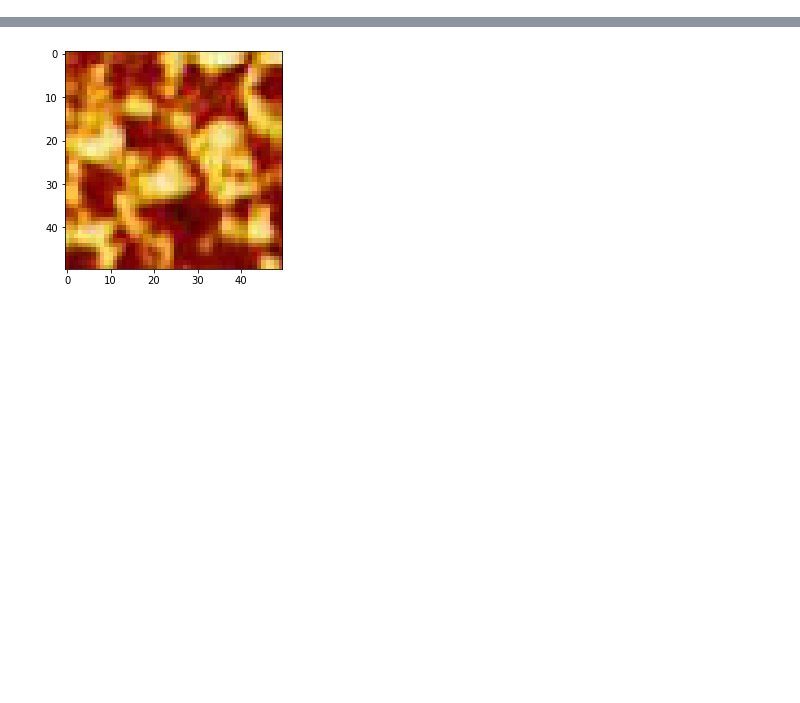
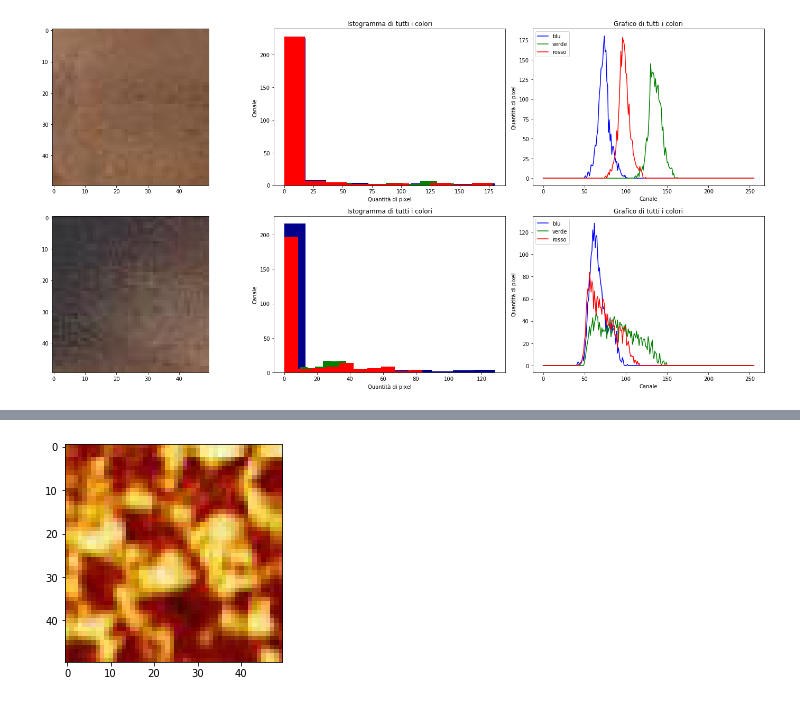
Before and after one commit to Wooler97/Skin-Detection, a Jupyter notebook: SkinPlotCode.ipynb, the cells around one changed output, grey strips where cells are left out. Cells and saved outputs as stored; diff of their text form; code cells hidden in the pictures; blank space fills up the shorter version.

```diff
--- a/SkinPlotCode.ipynb
+++ b/SkinPlotCode.ipynb
@@ -210 +134,65 @@ plt.show()
+# %%
+img = cv2.imread('skin/pelle21.jpg', cv2.IMREAD_COLOR)
+blu = cv2.calcHist([img], [0], None, [256], [0, 256])
+rosso = cv2.calcHist([img], [1], None, [256], [0, 256])
+verde = cv2.calcHist([img], [2], None, [256], [0, 256])
+img = cv2.cvtColor(img, cv2.COLOR_BGR2RGB)
+
+
+ch5 = cv2.mean(img)
+plt.figure(figsize=(20,10))
+plt.subplot(2,3,4)
+plt.imshow(img)
+
+plt.subplot(2,3,5)
+plt.title("Istogramma di tutti i colori")
+plt.hist(blu,color="darkblue")
+plt.hist(verde,color="green")
+plt.hist(rosso,color="red")
+plt.xlabel('Quantità di pixel')
+plt.ylabel('Canale')
+
+plt.subplot(2,3,6)
+plt.title("Grafico di tutti i colori")
+plt.plot(blu, "-b", label = "blu")
+plt.plot(verde, "-g", label = "verde")
+plt.plot(rosso, "-r", label = "rosso")
+plt.legend(loc = 'upper left')
+plt.ylabel('Quantità di pixel')
+plt.xlabel('Canale')
+
+img2 = cv2.imread('skin/pelle19.jpg', cv2.IMREAD_COLOR)
+blu = cv2.calcHist([img2], [0], None, [256], [0, 256])
+rosso = cv2.calcHist([img2], [1], None, [256], [0, 256])
+verde = cv2.calcHist([img2], [2], None, [256], [0, 256])
+img2 = cv2.cvtColor(img2, cv2.COLOR_BGR2RGB)
+
+
+ch6 = cv2.mean(img2)
+
+plt.subplot(2,3,1)
+plt.imshow(img2)
+
+plt.subplot(2,3,2)
+plt.title("Istogramma di tutti i colori")
+plt.hist(blu,color="darkblue")
+plt.hist(verde,color="green")
+plt.hist(rosso,color="red")
+plt.xlabel('Quantità di pixel')
+plt.ylabel('Canale')
+
+
+plt.subplot(2,3,3)
+plt.title("Grafico di tutti i colori")
+plt.plot(blu, "-b", label = "blu")
+plt.plot(verde, "-g", label = "verde")
+plt.plot(rosso, "-r", label = "rosso")
+plt.legend(loc = 'upper left')
+plt.ylabel('Quantità di pixel')
+plt.xlabel('Canale')
+
+plt.tight_layout()
+plt.show()
+# %% [output]
+[figure, added]
 # %%
```
Also changed, not shown: parts of 8 cells of this notebook, 4 other files.
